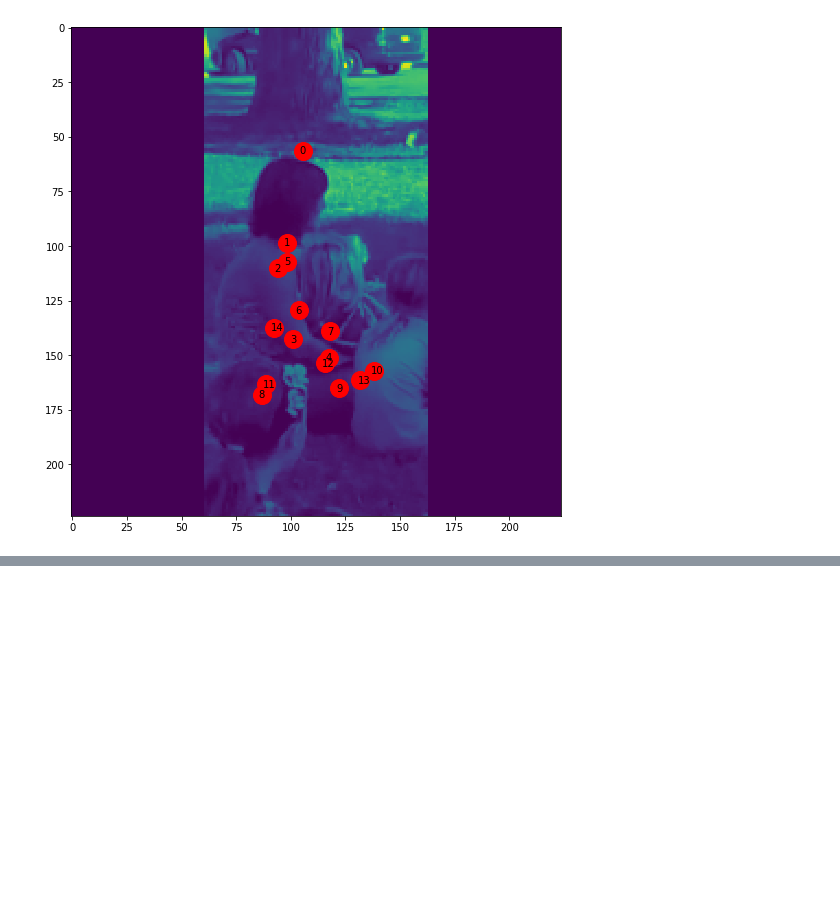
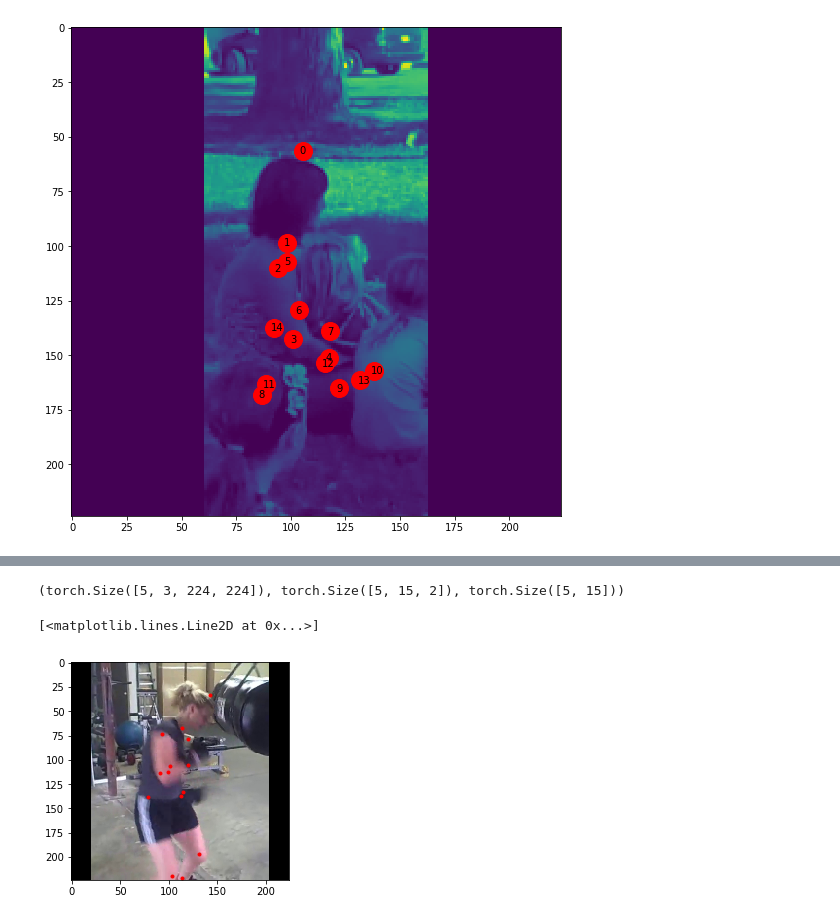
Before and after one commit to AndreiDavydov/da_for_hpe, a Jupyter notebook: H36M.ipynb, the cells around one changed output, grey strips where cells are left out. Drawn from its saved outputs; the diff is of its cells as text; code cells hidden in the pictures; blank space fills up the shorter version.

```diff
--- a/H36M.ipynb
+++ b/H36M.ipynb
@@ -42,0 +45,9 @@ for i, joint in enumerate(annot_2d):
+# %%
+from torch.utils.data import DataLoader
+
+mpii = MPII()
+data_loader = DataLoader(mpii, batch_size=5, shuffle=False)
+# %%
+for x in data_loader:
+    print(x)
+    break
@@ -42,0 +72,12 @@ for i, joint in enumerate(annot_2d):
+# %%
+x[0].shape, x[1].shape, x[2].shape
+# %% [output]
+(torch.Size([5, 3, 224, 224]), torch.Size([5, 15, 2]), torch.Size([5, 15]))
+# %%
+idx = 2
+plt.imshow(x[0][idx].permute(1,2,0))
+joints = x[1][idx][x[2][idx]]
+plt.plot(joints[:,0], joints[:,1], 'r.')
+# %% [output]
+[<matplotlib.lines.Line2D at 0x...>]
+[figure, added]
```
Also changed, not shown: parts of 2 cells of this notebook, 5 other files.
